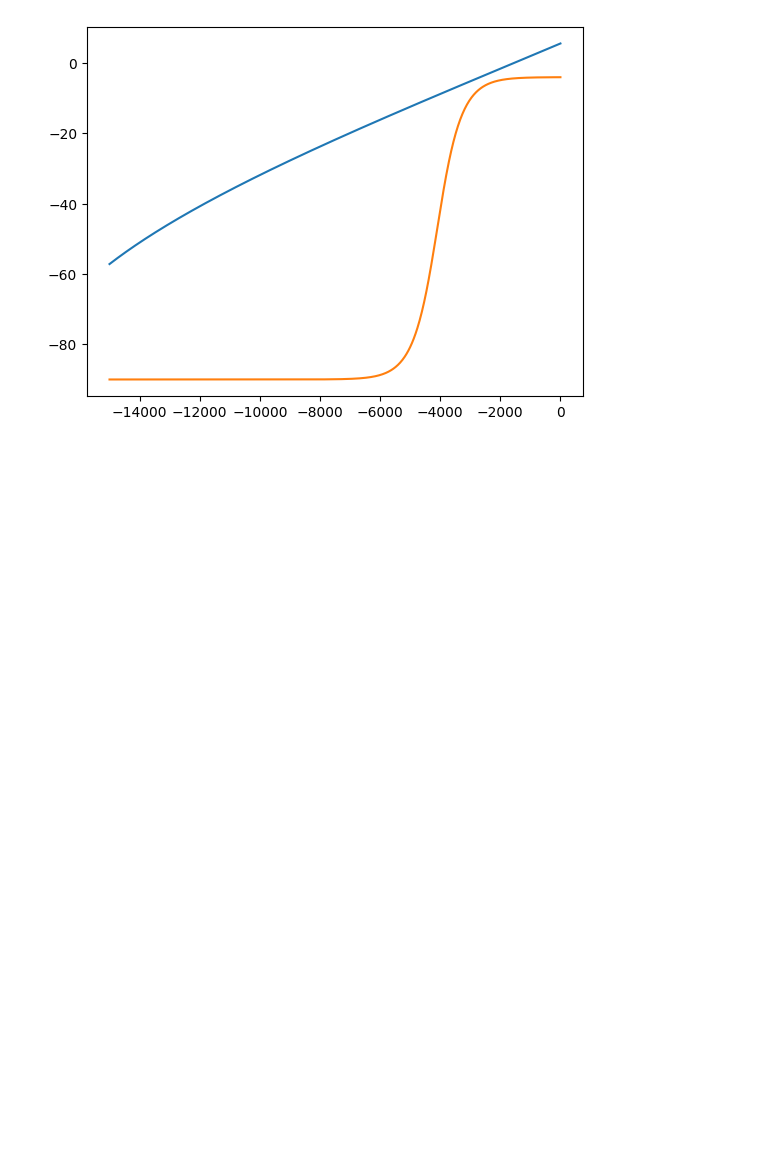
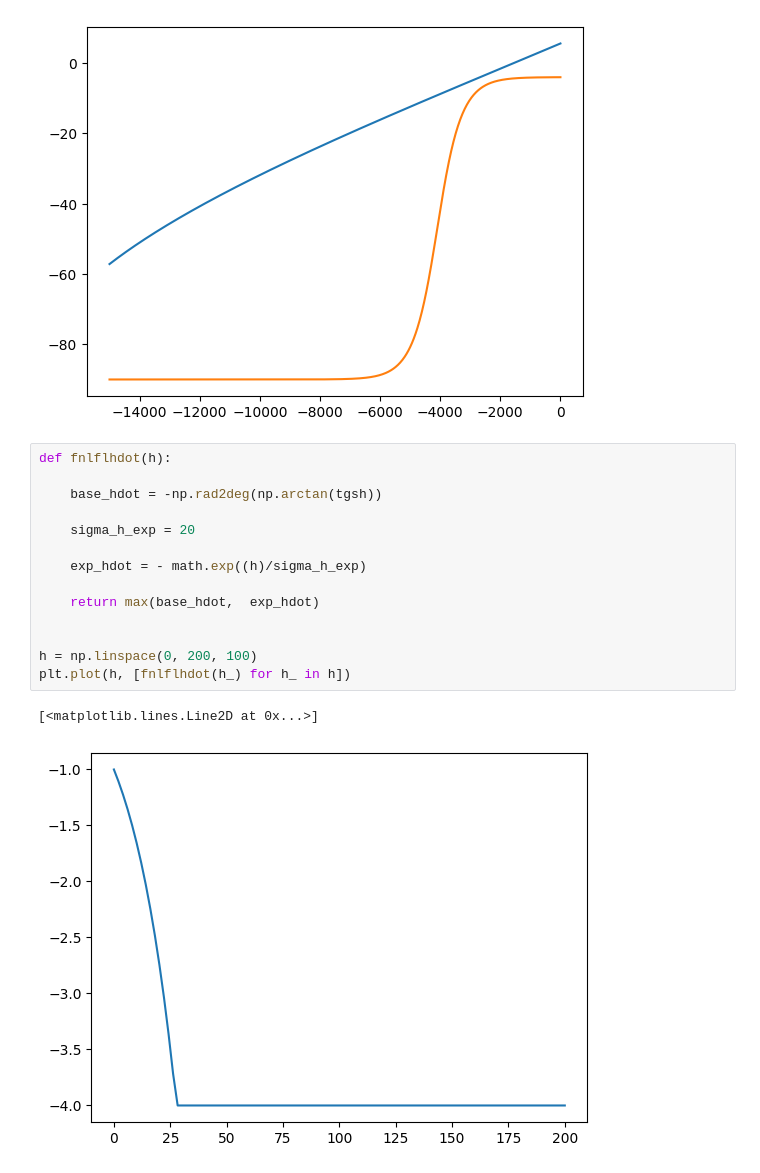
Before and after one commit to giuliodondi/kOS-Shuttle-OPS3, a Jupyter notebook: Ships/Script/Shuttle_OPS3/LOGS/a_l_href.ipynb, the cells around one changed output. Saved outputs shown, nothing was run; the diff lists cells and outputs as text; blank space fills up the shorter version.

Commit message:
final flare, still some tweaking to be fone with hdot pids

```diff
--- a/Ships/Script/Shuttle_OPS3/LOGS/a_l_href.ipynb
+++ b/Ships/Script/Shuttle_OPS3/LOGS/a_l_href.ipynb
@@ -147,3 +147,20 @@ plt.plot(x, [exphdot(x_) for x_ in x])
 -12.282459996881688 -80.0470502869433
 [<matplotlib.lines.Line2D at 0x...>]
 [figure]
+# %%
+def fnlflhdot(h):
+
+    base_hdot = -np.rad2deg(np.arctan(tgsh))
+
+    sigma_h_exp = 20
+
+    exp_hdot = - math.exp((h)/sigma_h_exp)
+
+    return max(base_hdot,  exp_hdot)
+
+
+h = np.linspace(0, 200, 100)
+plt.plot(h, [fnlflhdot(h_) for h_ in h])
+# %% [output]
+[<matplotlib.lines.Line2D at 0x...>]
+[figure, added]
```
Also changed, not shown: 5 other files.
